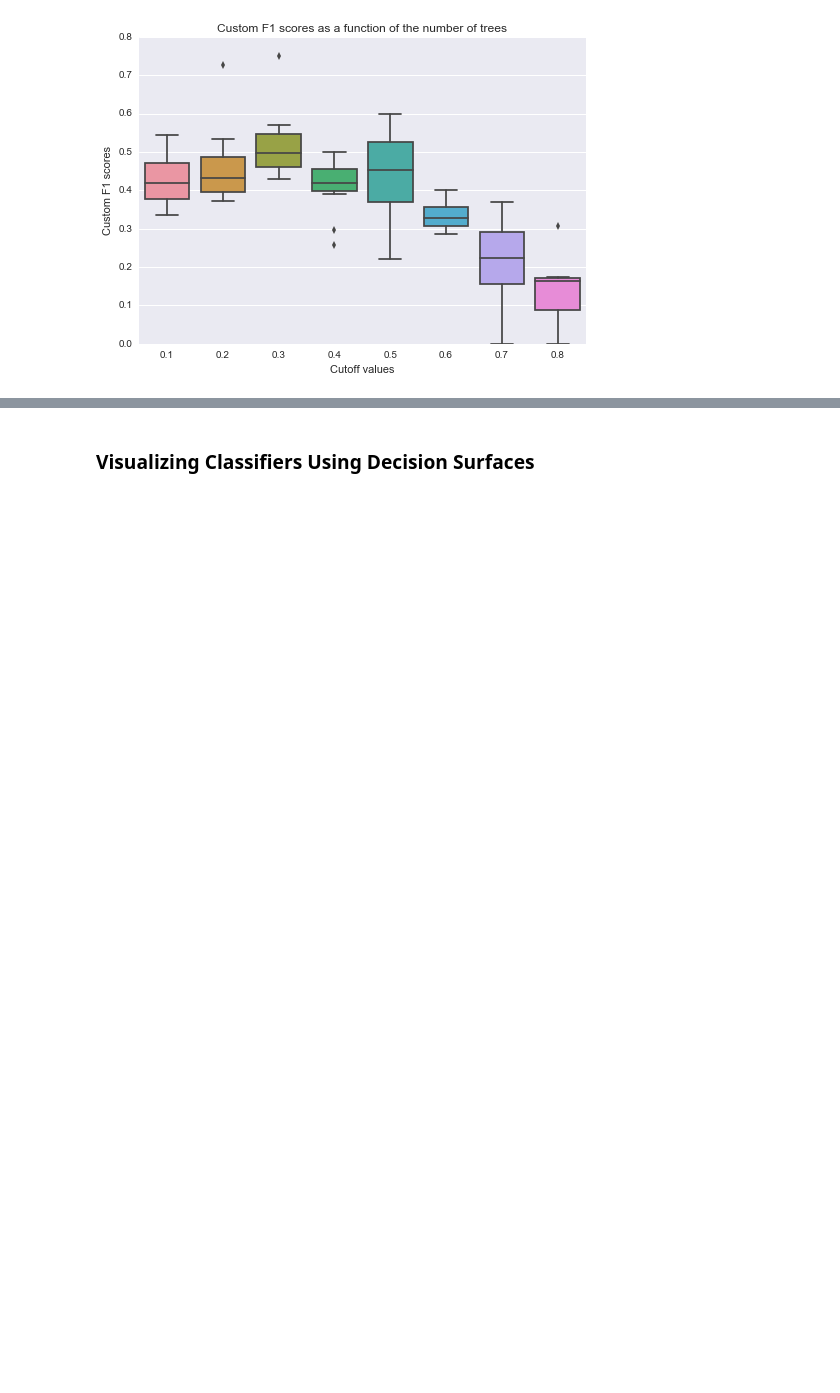
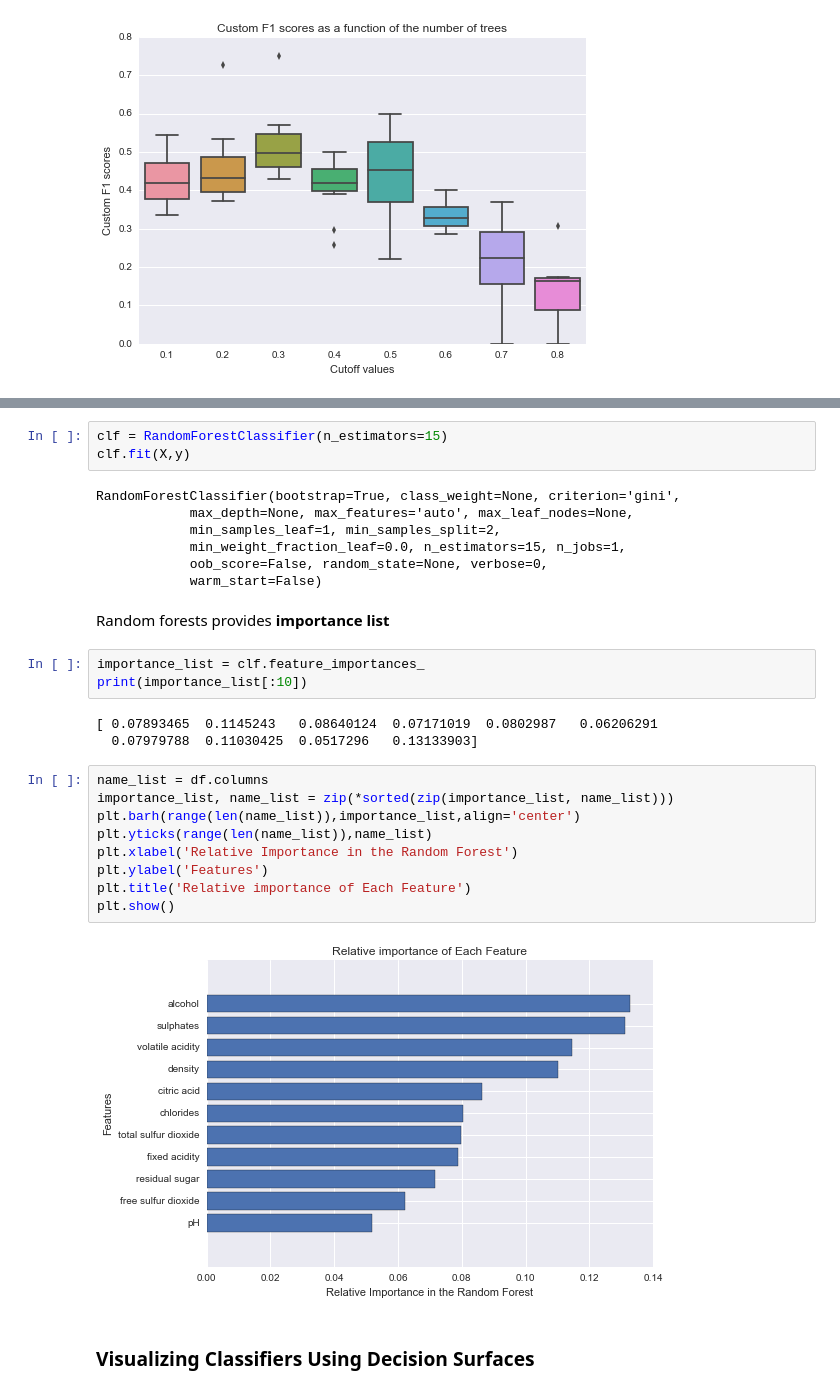
Before and after one commit to xuwenyihust/Wine-Quality, a Jupyter notebook: wine_quality.ipynb, the cells around one changed output, grey strips where cells are left out. Cells and saved outputs as stored; diff of their text form; blank space fills up the shorter version.

```diff
--- a/wine_quality.ipynb
+++ b/wine_quality.ipynb
@@ -276,2 +286,31 @@ plt.show()
+# %%
+clf = RandomForestClassifier(n_estimators=15)
+clf.fit(X,y)
+# %% [output]
+RandomForestClassifier(bootstrap=True, class_weight=None, criterion='gini',
+            max_depth=None, max_features='auto', max_leaf_nodes=None,
+            min_samples_leaf=1, min_samples_split=2,
+            min_weight_fraction_leaf=0.0, n_estimators=15, n_jobs=1,
+            oob_score=False, random_state=None, verbose=0,
+            warm_start=False)
+# %% [markdown]
+Random forests provides **importance list**
+# %%
+importance_list = clf.feature_importances_
+print(importance_list[:10])
+# %% [output]
+[ 0.07893465  0.1145243   0.08640124  0.07171019  0.0802987   0.06206291
+  0.07979788  0.11030425  0.0517296   0.13133903]
+# %%
+name_list = df.columns
+importance_list, name_list = zip(*sorted(zip(importance_list, name_list)))
+plt.barh(range(len(name_list)),importance_list,align='center')
+plt.yticks(range(len(name_list)),name_list)
+plt.xlabel('Relative Importance in the Random Forest')
+plt.ylabel('Features')
+plt.title('Relative importance of Each Feature')
+plt.show()
+# %% [output]
+[figure, added]
 # %% [markdown]
 ### Visualizing Classifiers Using Decision Surfaces
```
Also changed, not shown: parts of 1 cell of this notebook.
